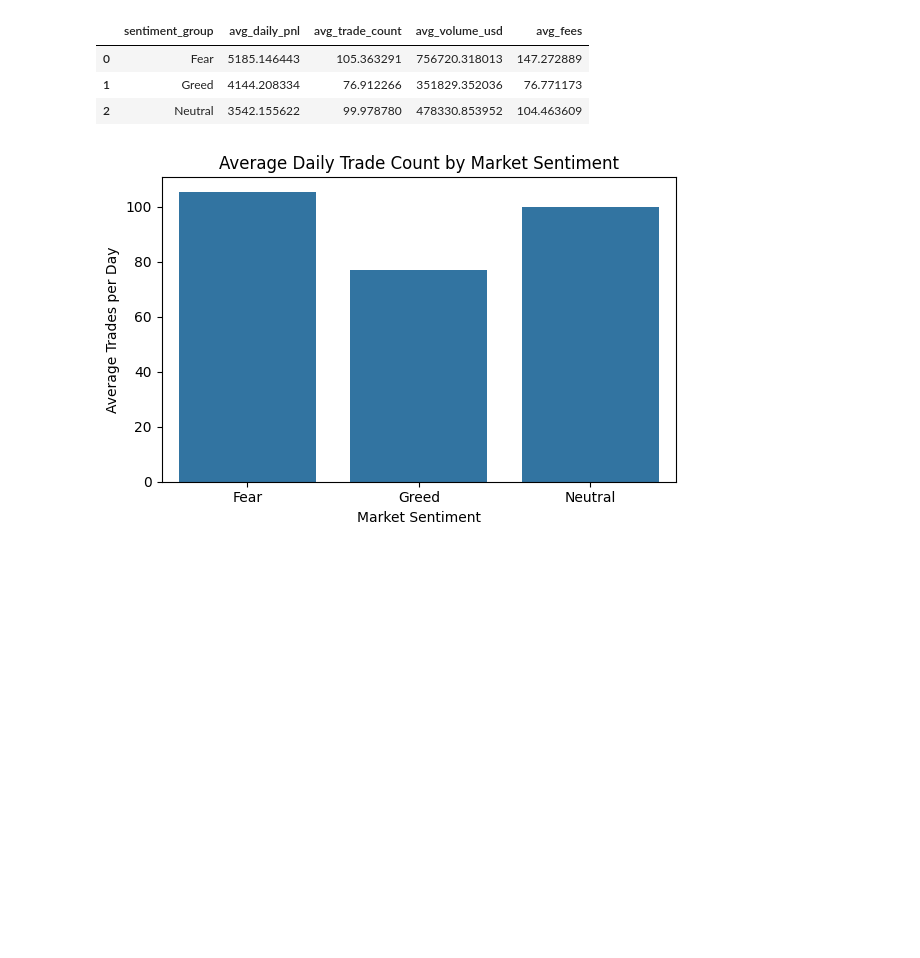
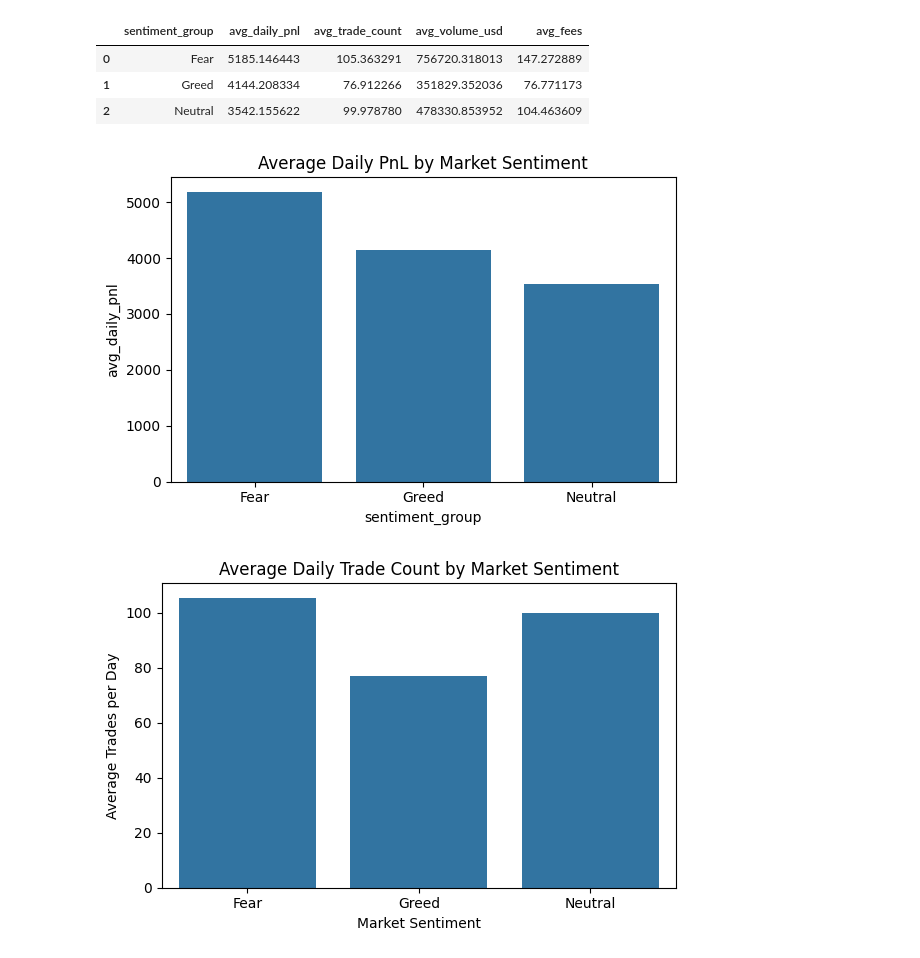
Before and after one commit to gita1068/gita_ds, a Jupyter notebook: notebook_1.ipynb, the cells around one changed output. Saved outputs shown, nothing was run; the diff lists cells and outputs as text; code cells hidden in the pictures; blank space fills up the shorter version.

```diff
--- a/notebook_1.ipynb
+++ b/notebook_1.ipynb
@@ -181,6 +274,19 @@ sentiment_summary
 | 0 | Fear | 5185.146443 | 105.363291 | 756720.318013 | 147.272889 |
 | 1 | Greed | 4144.208334 | 76.912266 | 351829.352036 | 76.771173 |
 | 2 | Neutral | 3542.155622 | 99.978780 | 478330.853952 | 104.463609 |
+# %%
+plt.figure(figsize=(6,4))
+sns.barplot(
+    data=sentiment_summary,
+    x='sentiment_group',
+    y='avg_daily_pnl'
+)
+plt.title('Average Daily PnL by Market Sentiment')
+plt.tight_layout()
+plt.savefig('/content/drive/MyDrive/ds_gita/outputs/pnl_vs_sentiment.png', dpi=300)
+plt.show()
+# %% [output]
+[figure, added]
 # %%
 plt.figure(figsize=(6,4))
 sns.barplot(
```
Also changed, not shown: parts of 18 cells of this notebook.
